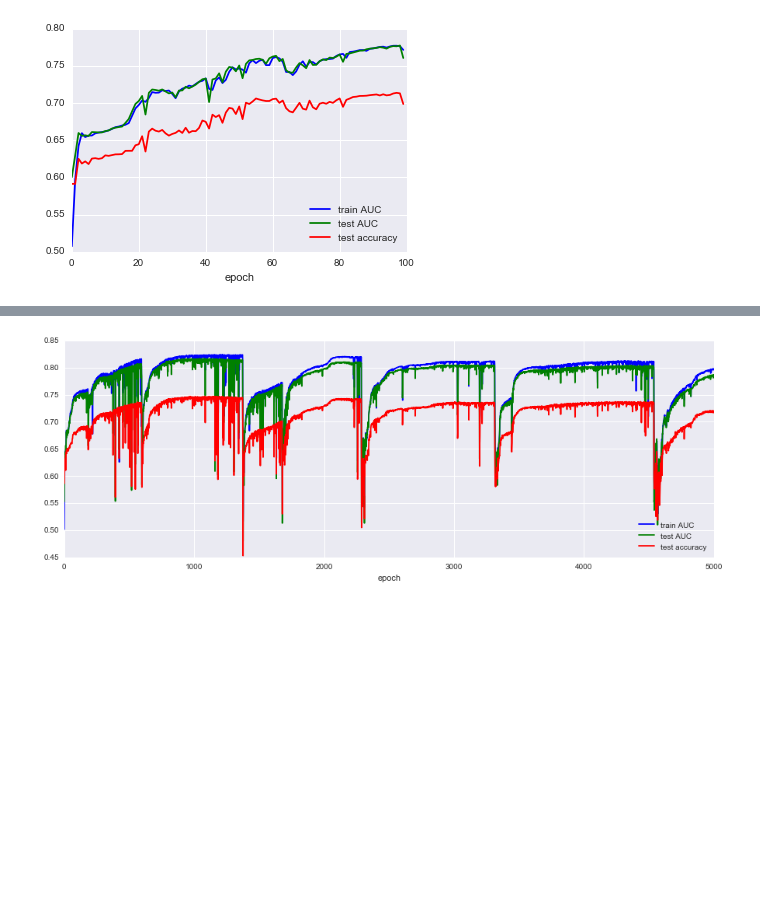
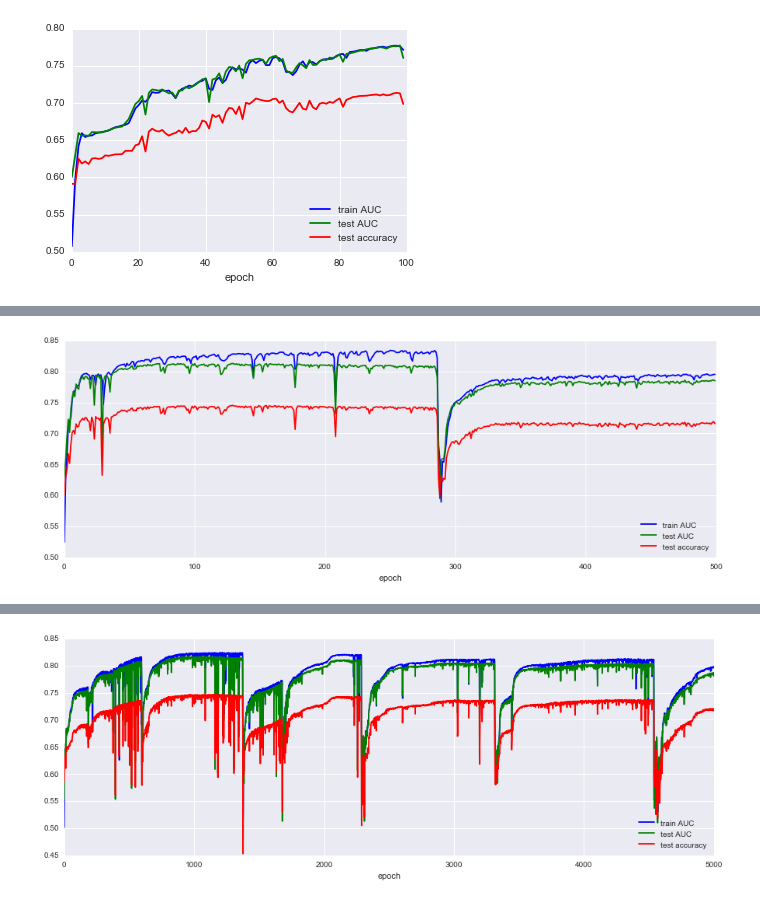
Before and after one commit to GaoSida/DKT, a Jupyter notebook: 2_performance_analysis.ipynb, the cells around one changed output, grey strips where cells are left out. Cells and saved outputs as stored; diff of their text form; code cells hidden in the pictures; blank space fills up the shorter version.

```diff
--- a/2_performance_analysis.ipynb
+++ b/2_performance_analysis.ipynb
@@ -83,3 +84,15 @@ After trained with 5000 epochs, we can see the oscillation still happens but bec
+# %%
+plt.figure(figsize=(15, 5))
+log = read_performance_log('synthetic/save_during_dataset9_paraset8/performance.txt',
+                           ['loss', 'train AUC', 'test AUC', 'test accuracy'])
+plt.plot(log['epoch'], log['train AUC'], '-b', label='train AUC')
+plt.plot(log['epoch'], log['test AUC'], '-g', label='test AUC')
+plt.plot(log['epoch'], log['test accuracy'], '-r', label='test accuracy')
+plt.xlabel('epoch')
+plt.legend(loc='lower right')
+plt.show()
+# %% [output]
+[figure, added]
 # %%
 # turn down the clipping to 1.2
 # and accidentally more training data, which should be a good thing, but ...
```
Also changed, not shown: parts of 3 cells of this notebook, 55 other files.
